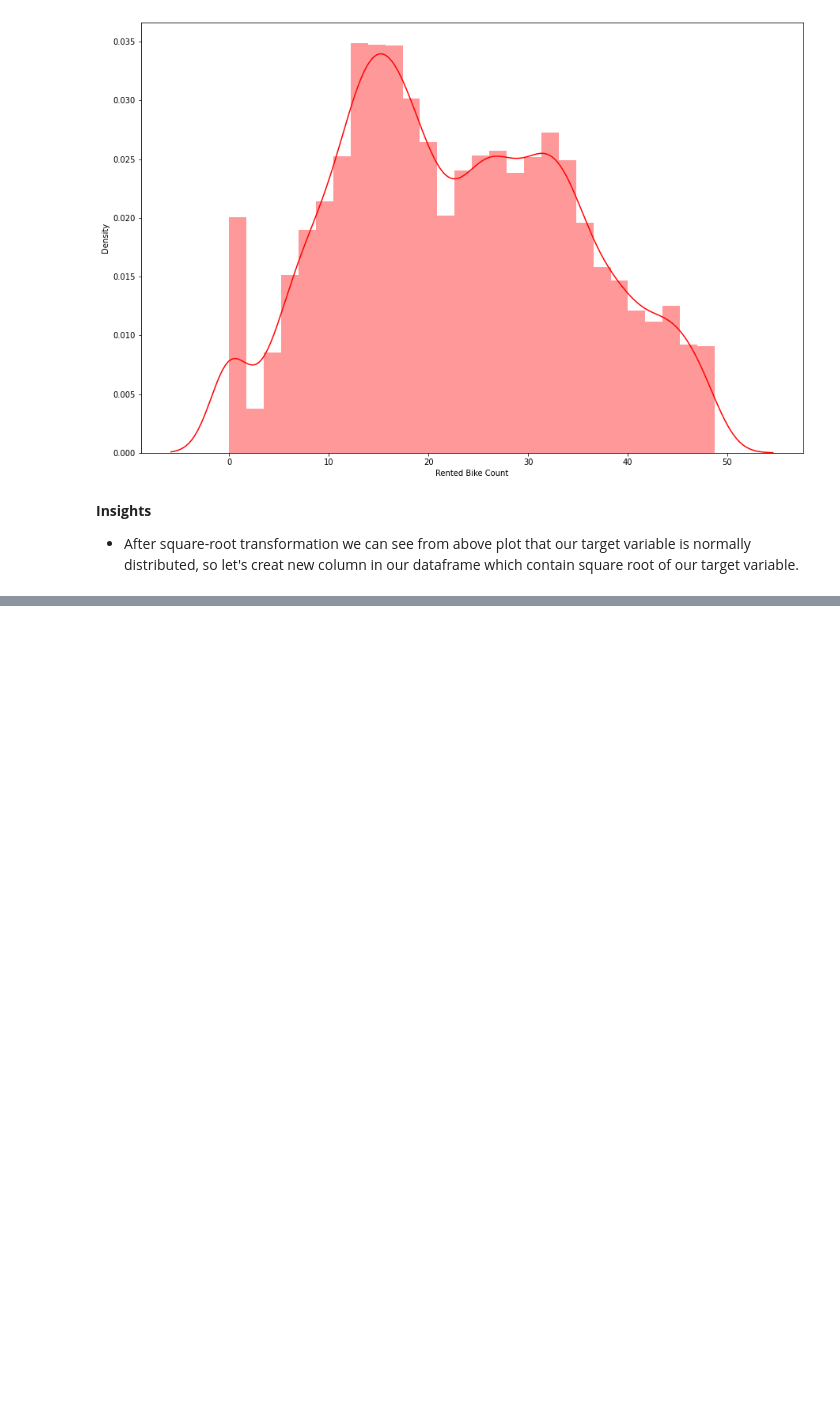
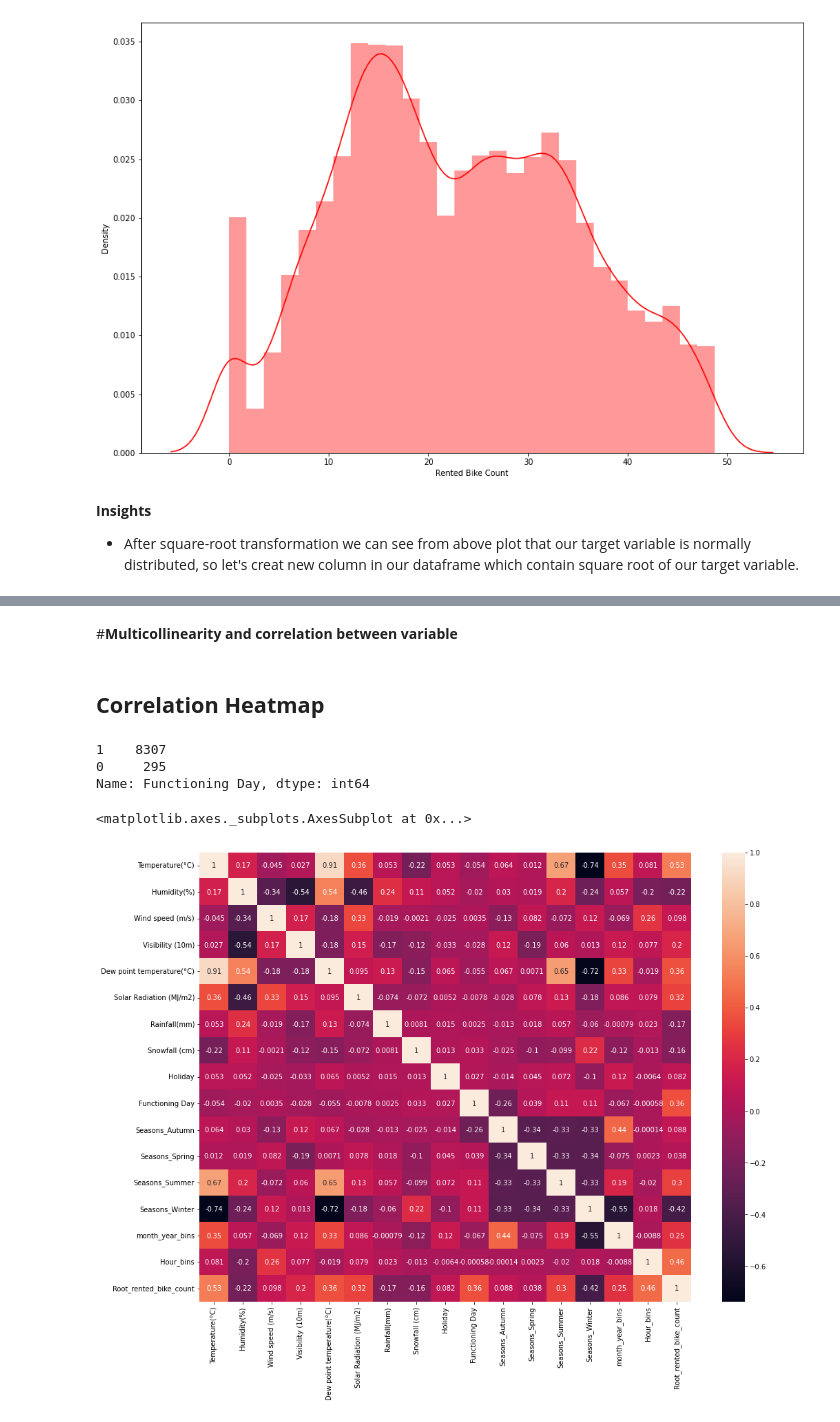
Before and after one commit to Kedarpatil24/Bike-Sharing-and-Demand-Prediction, a Jupyter notebook: Bike_Sharing_and_Demand_Prediction.ipynb, the cells around one changed output, grey strips where cells are left out. Cells and saved outputs as stored; diff of their text form; code cells hidden in the pictures; blank space fills up the shorter version.

```diff
--- a/Bike_Sharing_and_Demand_Prediction.ipynb
+++ b/Bike_Sharing_and_Demand_Prediction.ipynb
@@ -815,0 +912,8 @@ Bike_df_copy['Root_rented_bike_count']=Bike_df_copy['Rented Bike Count'].apply(r
+# %% [markdown]
+#**Multicollinearity and correlation between variable**
+# %% [markdown]
+## **Correlation Heatmap**
+# %%
+#dropping rented bike count bcz our target feature is root of rented bike count only in linear regression medel
+Bike_dff=Bike_df_copy.drop('Rented Bike Count',axis=1)
+#Bike_dff=Bike_df_copy[Bike_df_copy['Functioning Day']!=0]
@@ -815,0 +922,6 @@ Bike_df_copy['Root_rented_bike_count']=Bike_df_copy['Rented Bike Count'].apply(r
+# %%
+Bike_dff['Functioning Day'].value_counts()
+# %% [output]
+1    8307
+0     295
+Name: Functioning Day, dtype: int64
@@ -815,0 +930,7 @@ Bike_df_copy['Root_rented_bike_count']=Bike_df_copy['Rented Bike Count'].apply(r
+# %%
+#creating heatmap
+plt.figure(figsize = (16,12))
+sns.heatmap(Bike_dff.corr(),annot=True)
+# %% [output]
+<matplotlib.axes._subplots.AxesSubplot at 0x...>
+[figure, added]
```
Also changed, not shown: parts of 31 cells of this notebook.
